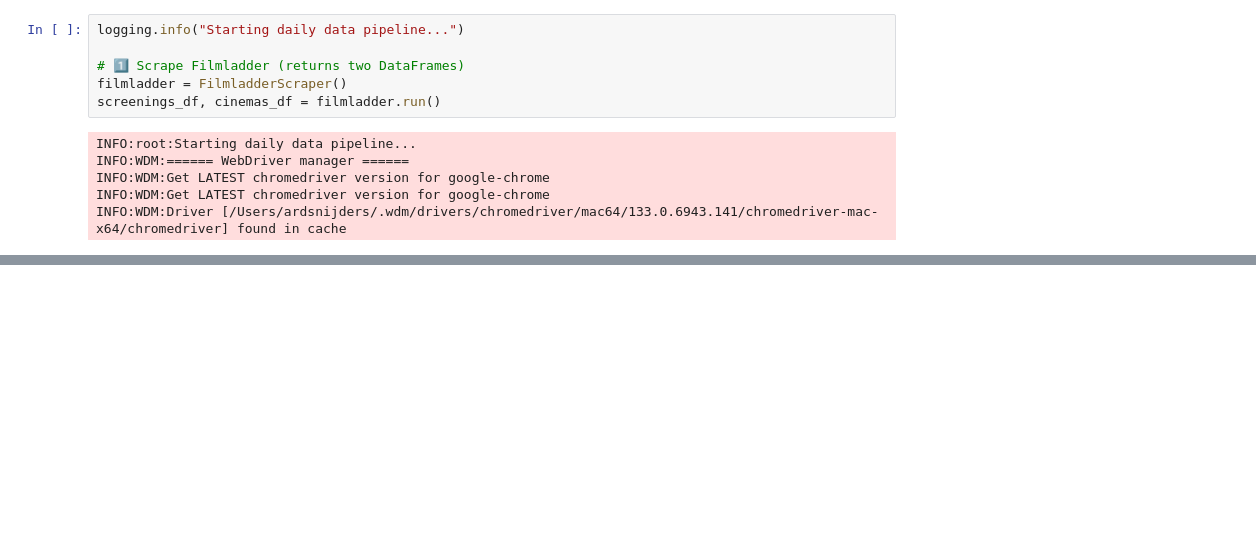
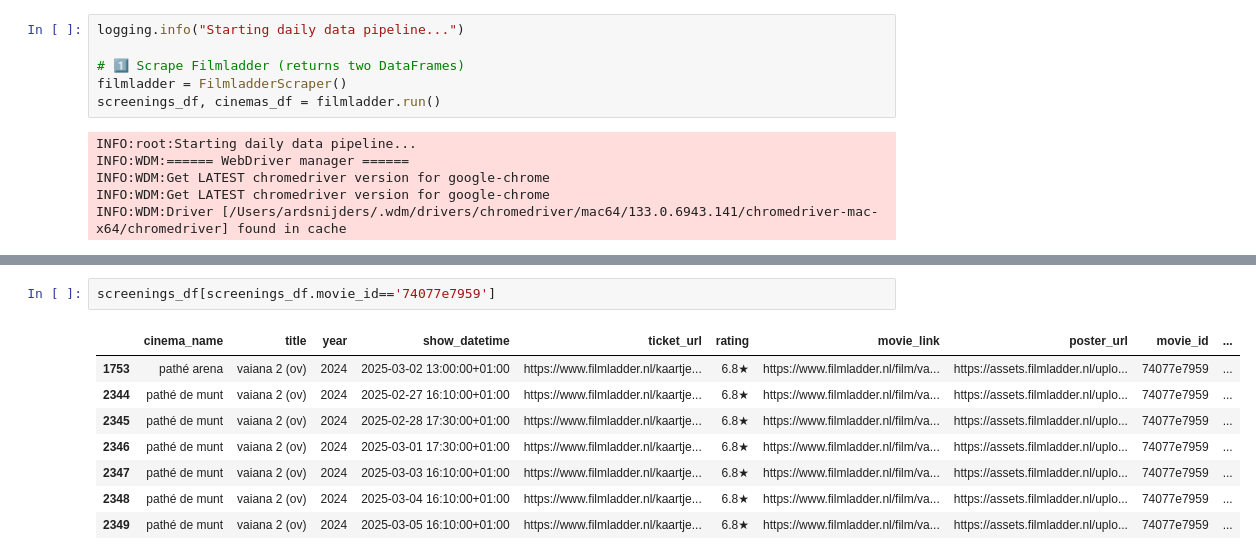
Before and after one commit to asnijders/cineville_scraper, a Jupyter notebook: backend/pipeline.ipynb, the cells around one changed output, grey strips where cells are left out. Cells and saved outputs as stored; diff of their text form; blank space fills up the shorter version.

```diff
--- a/backend/pipeline.ipynb
+++ b/backend/pipeline.ipynb
@@ -55 +50,12 @@ scraped_movies
+# %%
+screenings_df[screenings_df.movie_id=='74077e7959']
+# %% [output]
+|  | cinema_name | title | year | show_datetime | ticket_url | rating | movie_link | poster_url | movie_id | ... |
+| 1753 | pathé arena | vaiana 2 (ov) | 2024 | 2025-03-02 13:00:00+01:00 | https://www.filmladder.nl/kaartje... | 6.8★ | https://www.filmladder.nl/film/va... | https://assets.filmladder.nl/uplo... | 74077e7959 | ... |
+| 2344 | pathé de munt | vaiana 2 (ov) | 2024 | 2025-02-27 16:10:00+01:00 | https://www.filmladder.nl/kaartje... | 6.8★ | https://www.filmladder.nl/film/va... | https://assets.filmladder.nl/uplo... | 74077e7959 | ... |
+| 2345 | pathé de munt | vaiana 2 (ov) | 2024 | 2025-02-28 17:30:00+01:00 | https://www.filmladder.nl/kaartje... | 6.8★ | https://www.filmladder.nl/film/va... | https://assets.filmladder.nl/uplo... | 74077e7959 | ... |
+| 2346 | pathé de munt | vaiana 2 (ov) | 2024 | 2025-03-01 17:30:00+01:00 | https://www.filmladder.nl/kaartje... | 6.8★ | https://www.filmladder.nl/film/va... | https://assets.filmladder.nl/uplo... | 74077e7959 | ... |
+| 2347 | pathé de munt | vaiana 2 (ov) | 2024 | 2025-03-03 16:10:00+01:00 | https://www.filmladder.nl/kaartje... | 6.8★ | https://www.filmladder.nl/film/va... | https://assets.filmladder.nl/uplo... | 74077e7959 | ... |
+| 2348 | pathé de munt | vaiana 2 (ov) | 2024 | 2025-03-04 16:10:00+01:00 | https://www.filmladder.nl/kaartje... | 6.8★ | https://www.filmladder.nl/film/va... | https://assets.filmladder.nl/uplo... | 74077e7959 | ... |
+| 2349 | pathé de munt | vaiana 2 (ov) | 2024 | 2025-03-05 16:10:00+01:00 | https://www.filmladder.nl/kaartje... | 6.8★ | https://www.filmladder.nl/film/va... | https://assets.filmladder.nl/uplo... | 74077e7959 | ... |
 # %%
```
Also changed, not shown: parts of 17 cells of this notebook.
